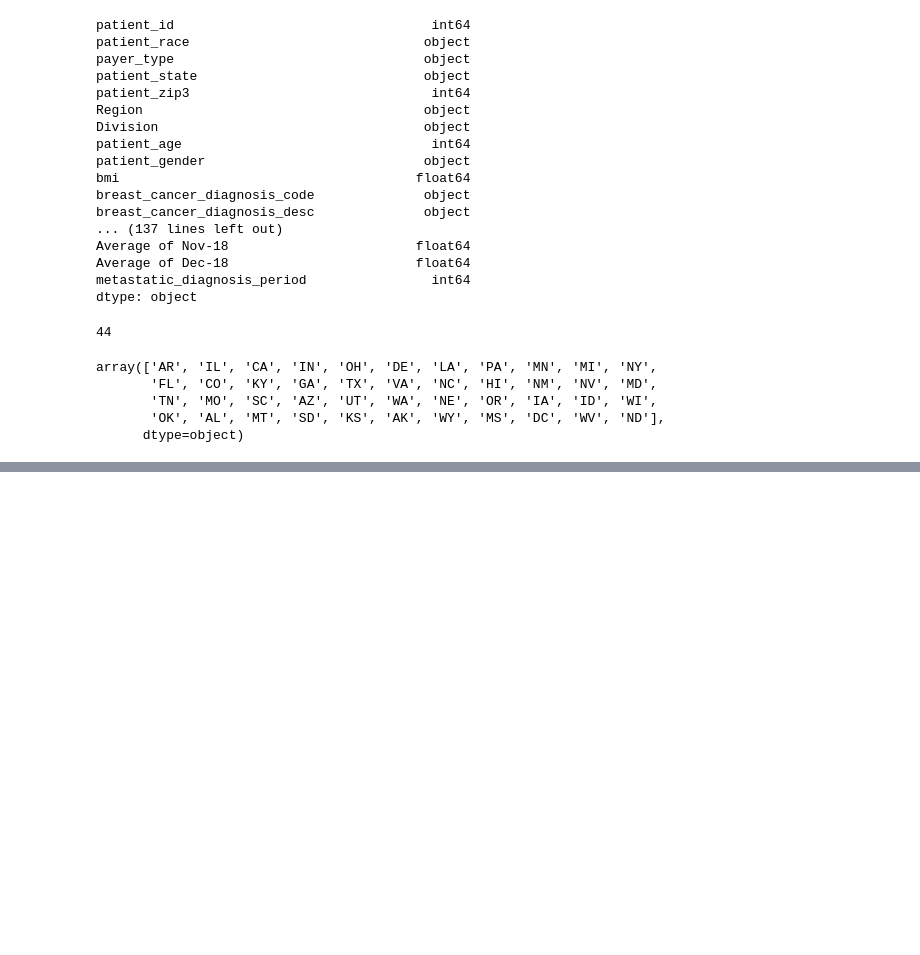
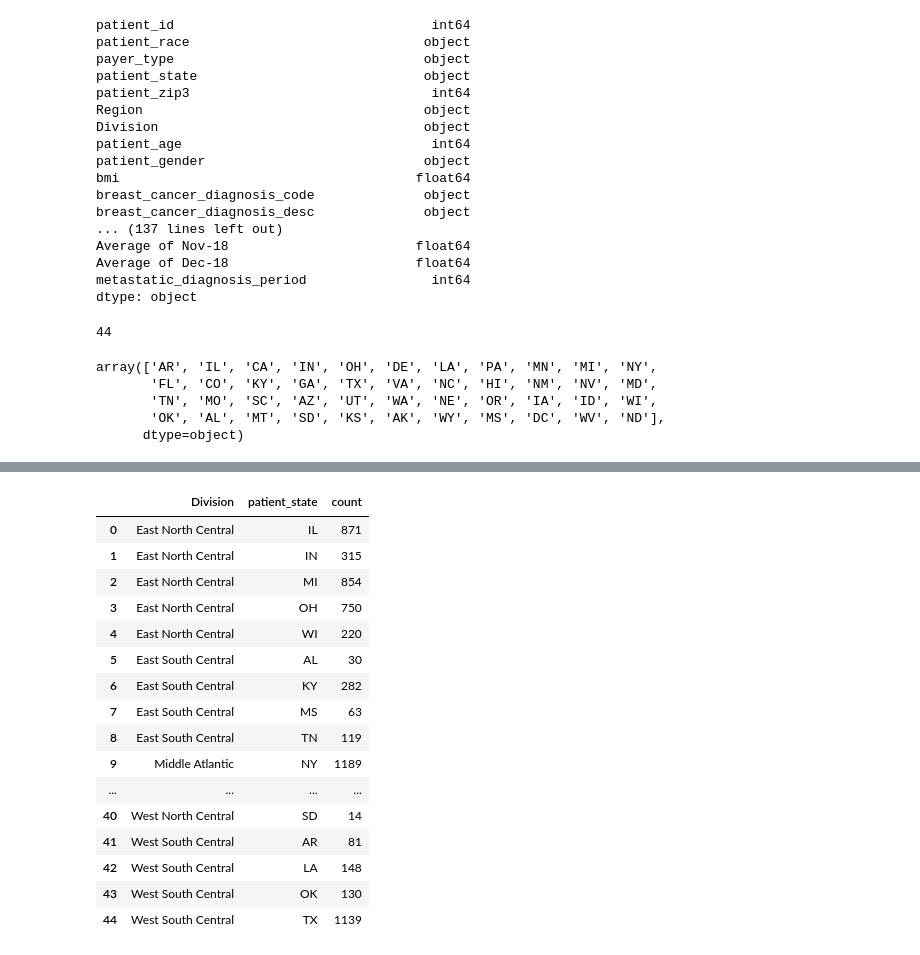
Before and after one commit to Chaitanya-surisetty/DataComp, a Jupyter notebook: TestFile.ipynb, the cells around one changed output, grey strips where cells are left out. Saved outputs shown, nothing was run; the diff lists cells and outputs as text; code cells hidden in the pictures; blank space fills up the shorter version.

```diff
--- a/TestFile.ipynb
+++ b/TestFile.ipynb
@@ -125,0 +174,20 @@ array(['AR', 'IL', 'CA', 'IN', 'OH', 'DE', 'LA', 'PA', 'MN', 'MI', 'NY',
+# %%
+newData.groupby(["Division","patient_state"]).size().reset_index(name="count")
+# %% [output]
+|  | Division | patient_state | count |
+| 0 | East North Central | IL | 871 |
+| 1 | East North Central | IN | 315 |
+| 2 | East North Central | MI | 854 |
+| 3 | East North Central | OH | 750 |
+| 4 | East North Central | WI | 220 |
+| 5 | East South Central | AL | 30 |
+| 6 | East South Central | KY | 282 |
+| 7 | East South Central | MS | 63 |
+| 8 | East South Central | TN | 119 |
+| 9 | Middle Atlantic | NY | 1189 |
+| ... | ... | ... | ... |
+| 40 | West North Central | SD | 14 |
+| 41 | West South Central | AR | 81 |
+| 42 | West South Central | LA | 148 |
+| 43 | West South Central | OK | 130 |
+| 44 | West South Central | TX | 1139 |
```
Also changed, not shown: parts of 6 cells of this notebook.
